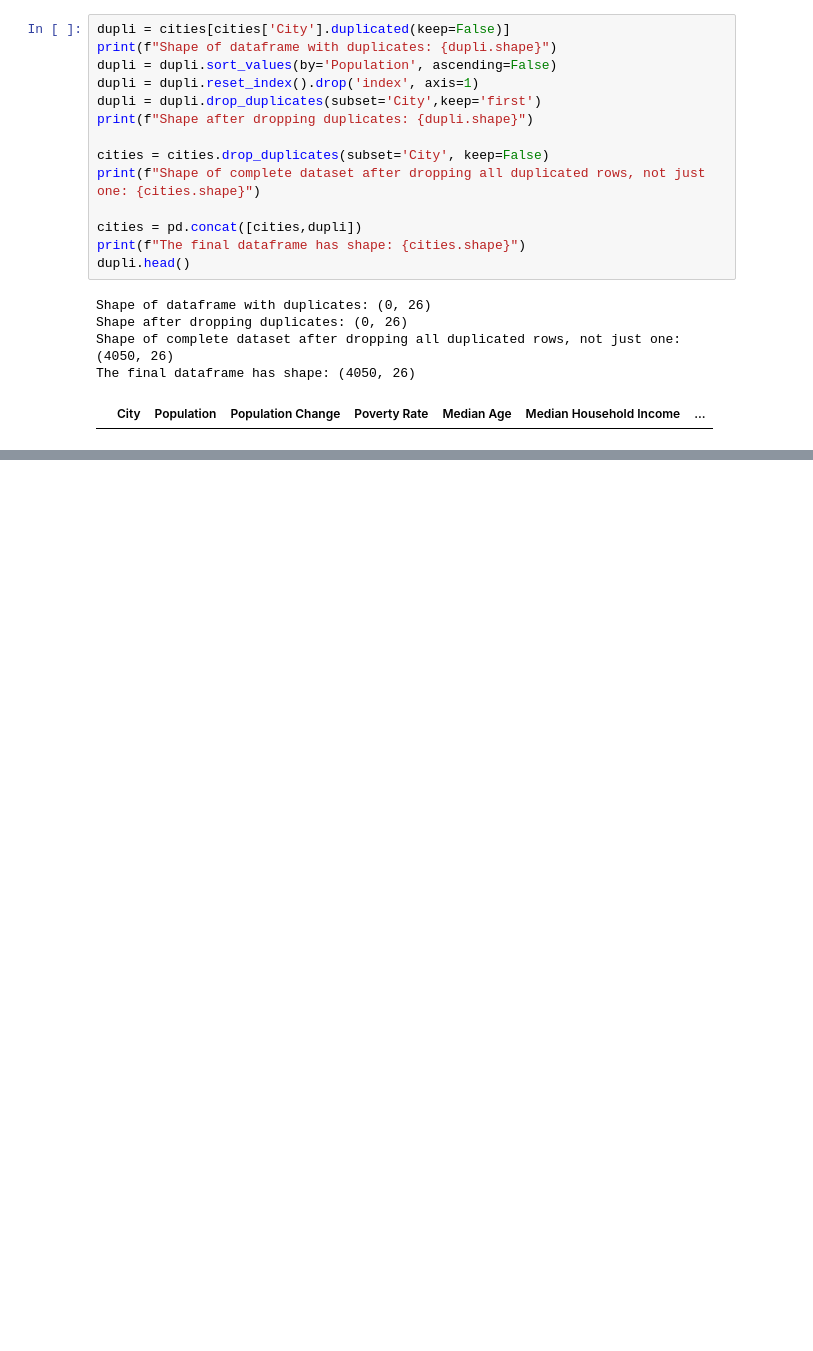
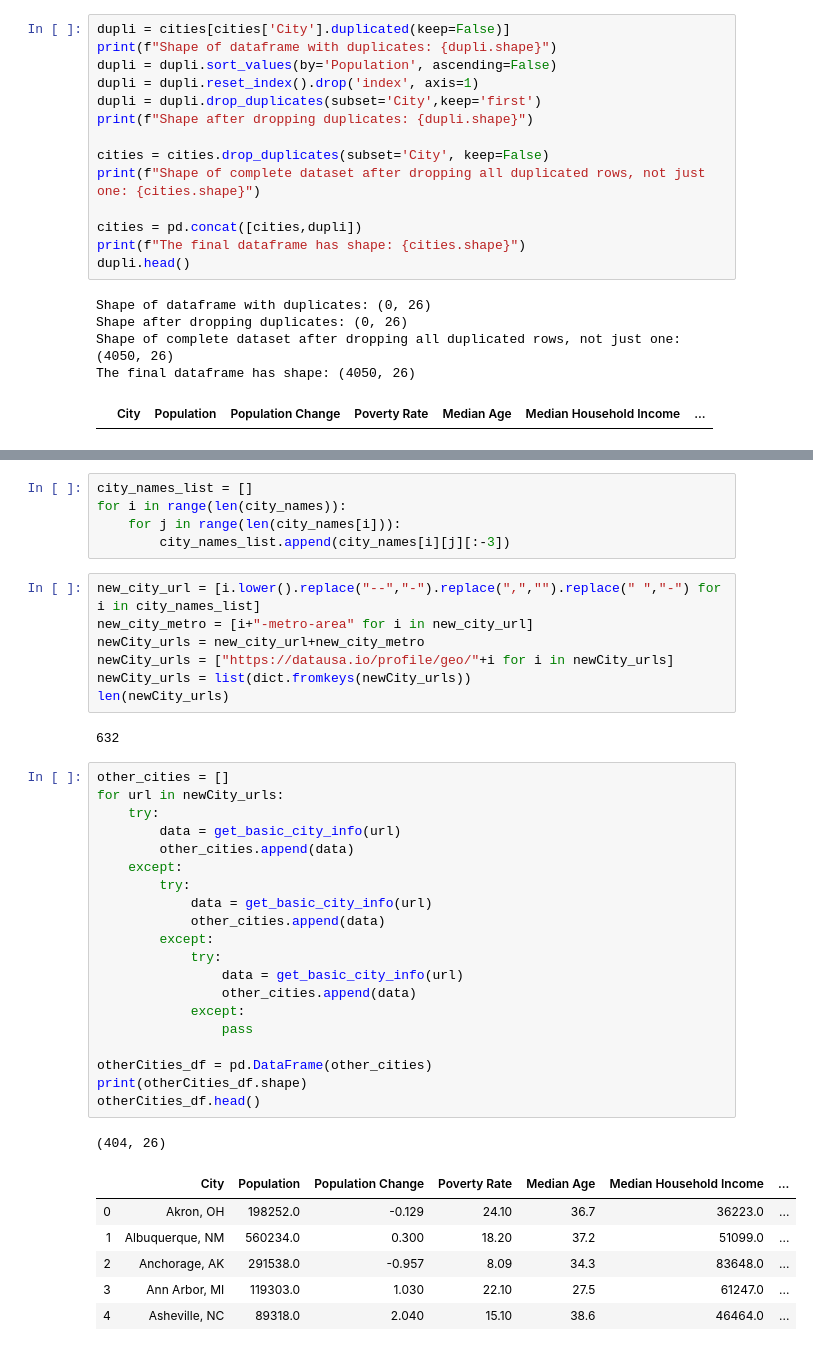
Before and after one commit to eliasmelul/finding_schitts, a Jupyter notebook: general_data_FMSC.ipynb, the cells around one changed output, grey strips where cells are left out. Saved outputs shown, nothing was run; the diff lists cells and outputs as text; blank space fills up the shorter version.

```diff
--- a/general_data_FMSC.ipynb
+++ b/general_data_FMSC.ipynb
@@ -470,0 +520,42 @@ While there were more cities in the weather dataset, due to scraping complicatio
+# %%
+city_names_list = []
+for i in range(len(city_names)):
+    for j in range(len(city_names[i])):
+        city_names_list.append(city_names[i][j][:-3])
+# %%
+new_city_url = [i.lower().replace("--","-").replace(",","").replace(" ","-") for i in city_names_list]
+new_city_metro = [i+"-metro-area" for i in new_city_url]
+newCity_urls = new_city_url+new_city_metro
+newCity_urls = ["https://datausa.io/profile/geo/"+i for i in newCity_urls]
+newCity_urls = list(dict.fromkeys(newCity_urls))
+len(newCity_urls)
+# %% [output]
+632
+# %%
+other_cities = []
+for url in newCity_urls:
+    try:
+        data = get_basic_city_info(url)
+        other_cities.append(data)
+    except:
+        try:
+            data = get_basic_city_info(url)
+            other_cities.append(data)
+        except:
+            try:
+                data = get_basic_city_info(url)
+                other_cities.append(data)
+            except:
+                pass
+
+otherCities_df = pd.DataFrame(other_cities)
+print(otherCities_df.shape)
+otherCities_df.head()
+# %% [output]
+(404, 26)
+|  | City | Population | Population Change | Poverty Rate | Median Age | Median Household Income | ... |
+| 0 | Akron, OH | 198252.0 | -0.129 | 24.10 | 36.7 | 36223.0 | ... |
+| 1 | Albuquerque, NM | 560234.0 | 0.300 | 18.20 | 37.2 | 51099.0 | ... |
+| 2 | Anchorage, AK | 291538.0 | -0.957 | 8.09 | 34.3 | 83648.0 | ... |
+| 3 | Ann Arbor, MI | 119303.0 | 1.030 | 22.10 | 27.5 | 61247.0 | ... |
+| 4 | Asheville, NC | 89318.0 | 2.040 | 15.10 | 38.6 | 46464.0 | ... |
```
Also changed, not shown: parts of 31 cells of this notebook.
